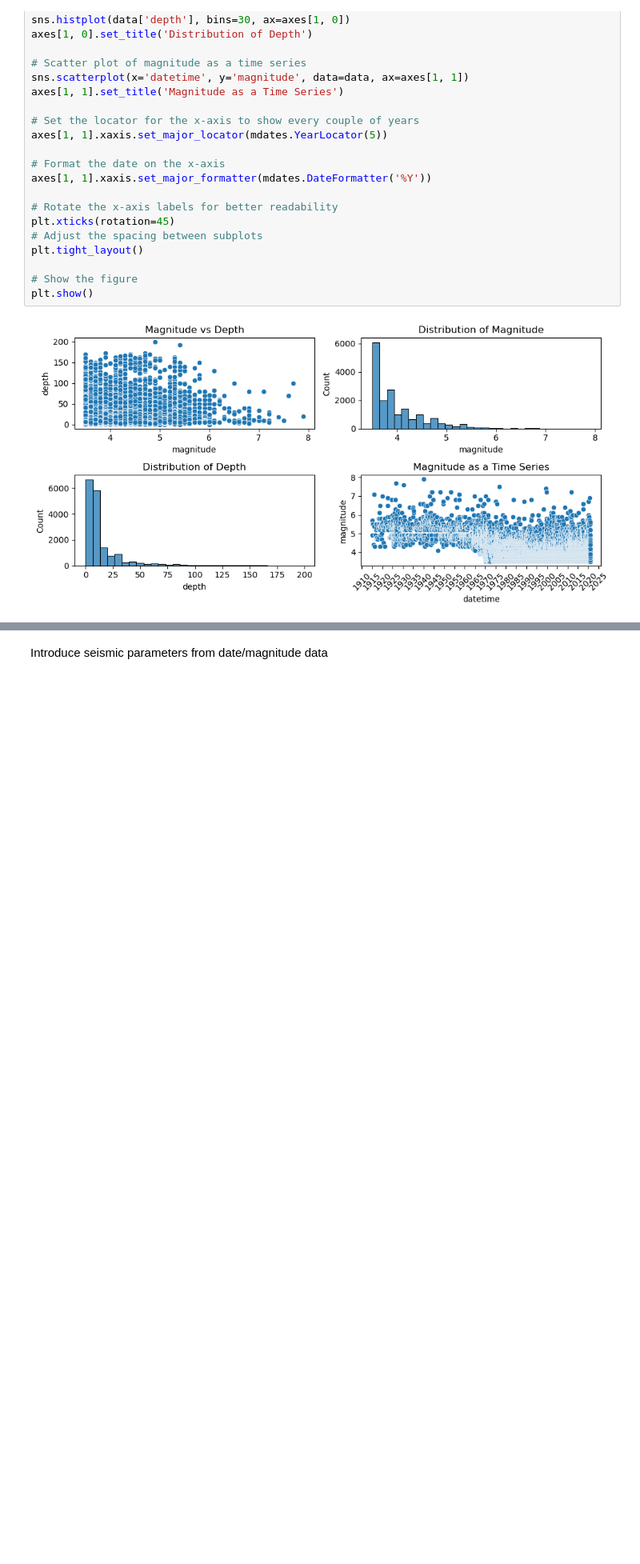
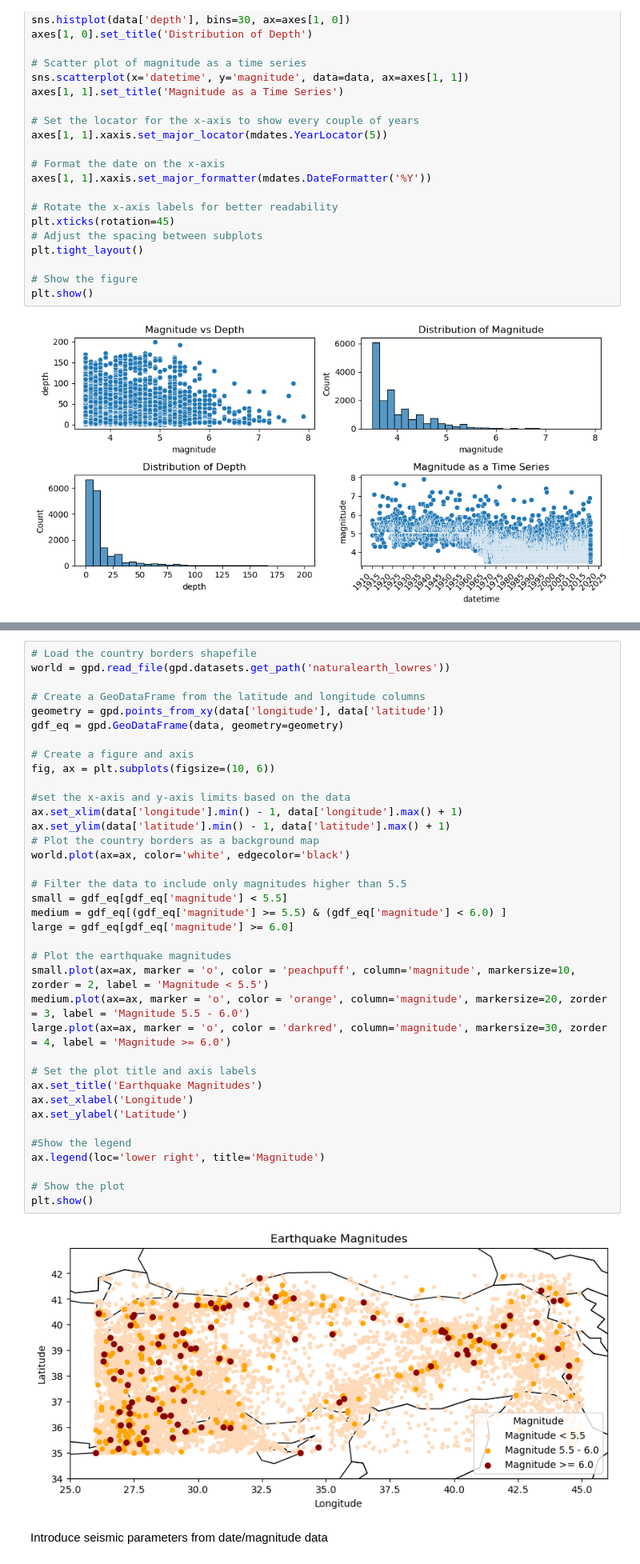
Before and after one commit to sallyfons/MLEE, a Jupyter notebook: eq_prediction.ipynb, the cells around one changed output, grey strips where cells are left out. Shown: that part at 80% size. Cells and saved outputs as stored; diff of their text form; blank space fills up the shorter version.

```diff
--- a/eq_prediction.ipynb
+++ b/eq_prediction.ipynb
@@ -221,3 +207,42 @@ RuntimeError: No mappable was found to use for colorbar creation. First define a
+# %%
+# Load the country borders shapefile
+world = gpd.read_file(gpd.datasets.get_path('naturalearth_lowres'))
+
+# Create a GeoDataFrame from the latitude and longitude columns
+geometry = gpd.points_from_xy(data['longitude'], data['latitude'])
+gdf_eq = gpd.GeoDataFrame(data, geometry=geometry)
+
+# Create a figure and axis
+fig, ax = plt.subplots(figsize=(10, 6))
+
+#set the x-axis and y-axis limits based on the data
+ax.set_xlim(data['longitude'].min() - 1, data['longitude'].max() + 1)
+ax.set_ylim(data['latitude'].min() - 1, data['latitude'].max() + 1)
+# Plot the country borders as a background map
+world.plot(ax=ax, color='white', edgecolor='black')
+
+# Filter the data to include only magnitudes higher than 5.5
+small = gdf_eq[gdf_eq['magnitude'] < 5.5]
+medium = gdf_eq[(gdf_eq['magnitude'] >= 5.5) & (gdf_eq['magnitude'] < 6.0) ]
+large = gdf_eq[gdf_eq['magnitude'] >= 6.0]
+
+# Plot the earthquake magnitudes
+small.plot(ax=ax, marker = 'o', color = 'peachpuff', column='magnitude', markersize=10, zorder = 2, label = 'Magnitude < 5.5')
+medium.plot(ax=ax, marker = 'o', color = 'orange', column='magnitude', markersize=20, zorder = 3, label = 'Magnitude 5.5 - 6.0')
+large.plot(ax=ax, marker = 'o', color = 'darkred', column='magnitude', markersize=30, zorder = 4, label = 'Magnitude >= 6.0')
+
+# Set the plot title and axis labels
+ax.set_title('Earthquake Magnitudes')
+ax.set_xlabel('Longitude')
+ax.set_ylabel('Latitude')
+
+#Show the legend
+ax.legend(loc='lower right', title='Magnitude')
+
+# Show the plot
+plt.show()
+# %% [output]
+[figure, added]
 # %% [markdown]
 Introduce seismic parameters from date/magnitude data
 # %%
```
Also changed, not shown: parts of 13 cells of this notebook.
